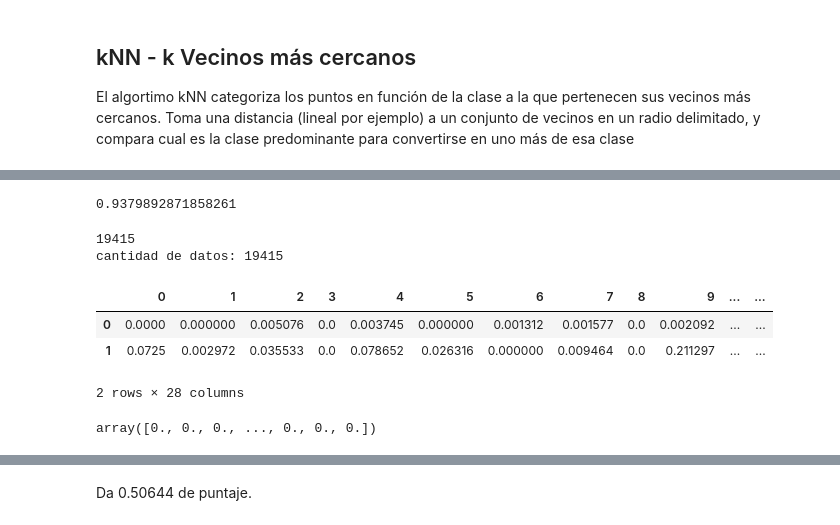
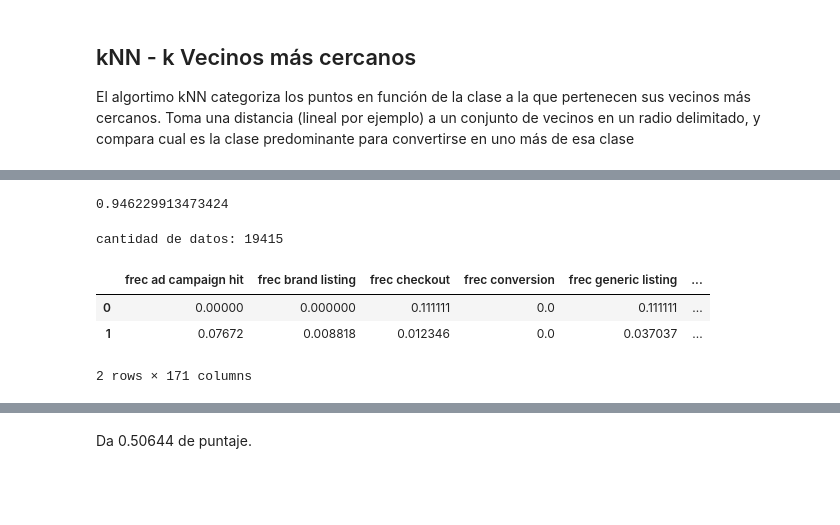
Before and after one commit to btusca/7506, a Jupyter notebook: TP2018/TP2 definitivo.ipynb, the cells around one changed output, grey strips where cells are left out. Cells and saved outputs as stored; diff of their text form; code cells hidden in the pictures; blank space fills up the shorter version.

```diff
--- a/TP2018/TP2 definitivo.ipynb
+++ b/TP2018/TP2 definitivo.ipynb
@@ -188,0 +272,14 @@ clientesGrp.head(2)
+# %%
+#Agregamos algunos features a los existentes
+eventos['timestamp'] =  pd.to_datetime(eventos['timestamp'])
+eventos[['marca','modelo']] = eventos['model'].dropna().str.split(' ',n=1,expand=True)
+eventos['weekday'] = eventos['timestamp'].dt.day_name()
+eventos['hour'] = eventos['timestamp'].dt.hour
+eventos['month'] = eventos['timestamp'].dt.month
+eventos['day'] = eventos['timestamp'].dt.day
+# %%
+#Creo períodos de tiempo donde ya asignamos a qué mes pertenecen
+eventos['principio_de_mes'] = ((eventos['day'] < 10) * eventos['month'])
+eventos['fin_de_mes'] = ((eventos['day'] > 20) * eventos['month'])
+eventos['mitad_de_mes'] = (((eventos['day'] > 10)  & (eventos['day'] < 21)) * eventos['month'])
+#eventos.loc[1:10,['principio_de_mes','mitad_de_mes','fin_de_mes']]
@@ -192,16 +387,20 @@ El algortimo kNN categoriza los puntos en función de la clase a la que pertenec
 # %%
-#1. Cargamos X e y para trabajar con KNN
-X = pd.merge(clientesGrp,etiquetas,on='person')
+#Reemplazo NaNs por ceros
+features = features.fillna(0)
+
+#Cargamos X e y para trabajar con Random Forest (y otros algoritmos luego).
+X = pd.merge(features, labels, on='person')
 X.drop("person", axis=1, inplace=True)
 X = X.fillna(0)
 
 from sklearn import preprocessing
 
-xArray = X.values #returns a numpy array
+#2. Normalizamos los datos
+xArray = X.values
 min_max_scaler = preprocessing.MinMaxScaler()
 x_scaled = min_max_scaler.fit_transform(xArray)
-X = pd.DataFrame(x_scaled)
+X=pd.DataFrame(x_scaled, columns=X.columns)
 
-y = X.pop(27)
-X.head(1)
+y = X.pop('label')
+X.head(10)
 # %% [output]
@@ -246,45 +451,36 @@ plt.show()
 # %%
-#Setup a knn classifier with k neighbors
-knn = KNeighborsClassifier(n_neighbors=3)
+# Configurar knn
+knn = KNeighborsClassifier(n_neighbors=3, p=1)
 
-#Fit the model
+# Entrenar el modelo
 knn.fit(X_train,y_train)
 
-#Get accuracy. Note: In case of classification algorithms score method represents accuracy.
+# Calcular la precisión
 knn.score(X_test,y_test)
 # %% [output]
-0.9379892871858261
+0.946229913473424
 # %%
-clientesAEvaluar = pd.read_csv('../TP2018/fiuba-trocafone-tp2-final-set/trocafone_kaggle_test.csv')
-print(len(clientesAEvaluar))
-clientesAEvaluar.head(2)
-datosTest = clientesAEvaluar.merge(clientesGrp, on='person',how='inner')
+# Preparamos los datos a predecir
+datosTest = clientesAEvaluar.merge(features, on='person',how='inner')
 print('cantidad de datos:',len(datosTest))
-
-person = datosTest['person'];
 
 datosTest.drop("person", axis=1, inplace=True)
 datosTest = datosTest.fillna(0)
 xArray = datosTest.values #returns a numpy array
 min_max_scaler = preprocessing.MinMaxScaler()
 x_scaled = min_max_scaler.fit_transform(xArray)
-datosTest = pd.DataFrame(x_scaled)
-
-datosTest['person'] = person;
-
+datosTest = pd.DataFrame(x_scaled, columns=X.columns)
 
 datosTest.head(2)
 # %% [output]
-19415
 cantidad de datos: 19415
-|  | 0 | 1 | 2 | 3 | 4 | 5 | 6 | 7 | 8 | 9 | ... | ... |
-| 0 | 0.0000 | 0.000000 | 0.005076 | 0.0 | 0.003745 | 0.000000 | 0.001312 | 0.001577 | 0.0 | 0.002092 | ... | ... |
-| 1 | 0.0725 | 0.002972 | 0.035533 | 0.0 | 0.078652 | 0.026316 | 0.000000 | 0.009464 | 0.0 | 0.211297 | ... | ... |
+|  | frec ad campaign hit | frec brand listing | frec checkout | frec conversion | frec generic listing | ... |
+| 0 | 0.00000 | 0.000000 | 0.111111 | 0.0 | 0.111111 | ... |
+| 1 | 0.07672 | 0.008818 | 0.012346 | 0.0 | 0.037037 | ... |
-2 rows × 28 columns
+2 rows × 171 columns
 # %%
-final_pred = knn.predict(X=datosTest.drop('person', axis=1).fillna(0))
+# Realizamos predicción
+final_pred = knn.predict(X=datosTest.fillna(0))
 final_pred
-# %% [output]
-array([0., 0., 0., ..., 0., 0., 0.])
 # %%
 final_pred.size
```
Also changed, not shown: parts of 20 cells of this notebook.
